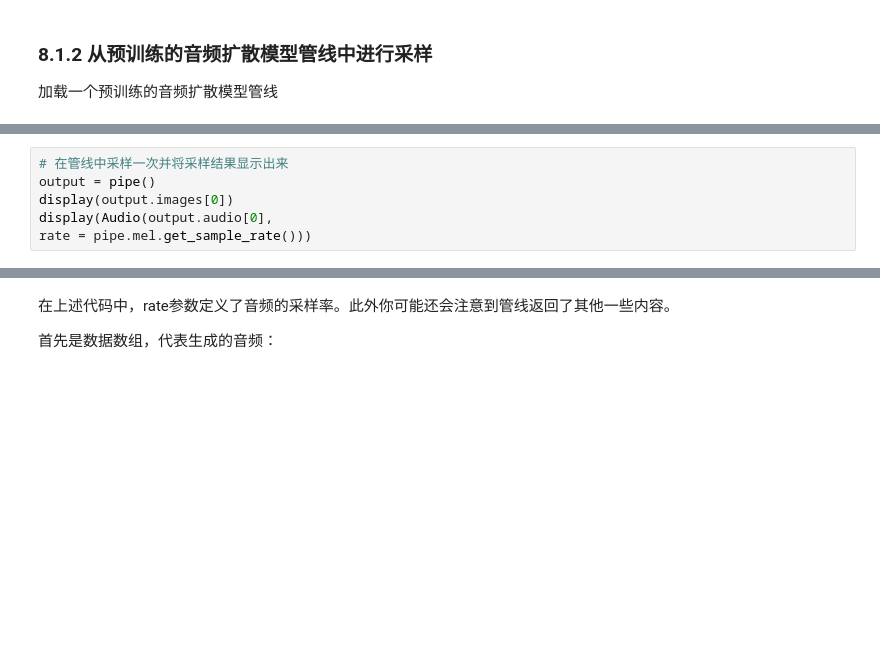
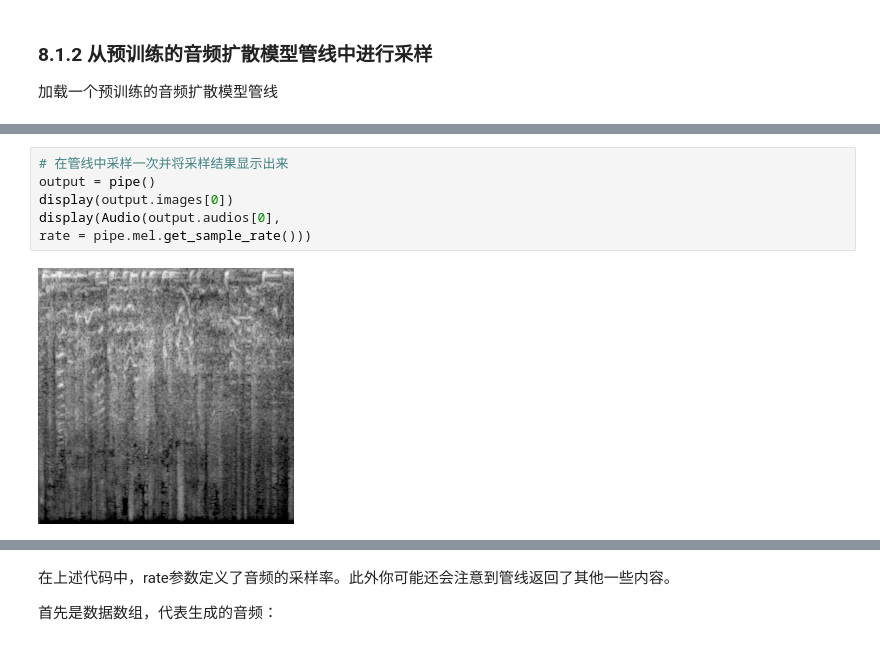
Before and after one commit to caioo0/Notes, a Jupyter notebook: note-datawhale/docs/diffusion_models_51/notebook/part08.ipynb, the cells around one changed output, grey strips where cells are left out. Drawn from its saved outputs; the diff is of its cells as text; blank space fills up the shorter version.

```diff
--- a/note-datawhale/docs/diffusion_models_51/notebook/part08.ipynb
+++ b/note-datawhale/docs/diffusion_models_51/notebook/part08.ipynb
@@ -30,6 +32,8 @@ pipe   = DiffusionPipeline.from_pretrained(mypipe).to(device)
 # %%
 # 在管线中采样一次并将采样结果显示出来
 output = pipe()
 display(output.images[0])
-display(Audio(output.audio[0],
+display(Audio(output.audios[0],
 rate = pipe.mel.get_sample_rate()))
+# %% [output]
+[figure, added]
```
Also changed, not shown: parts of 17 cells of this notebook, 29 other files.
